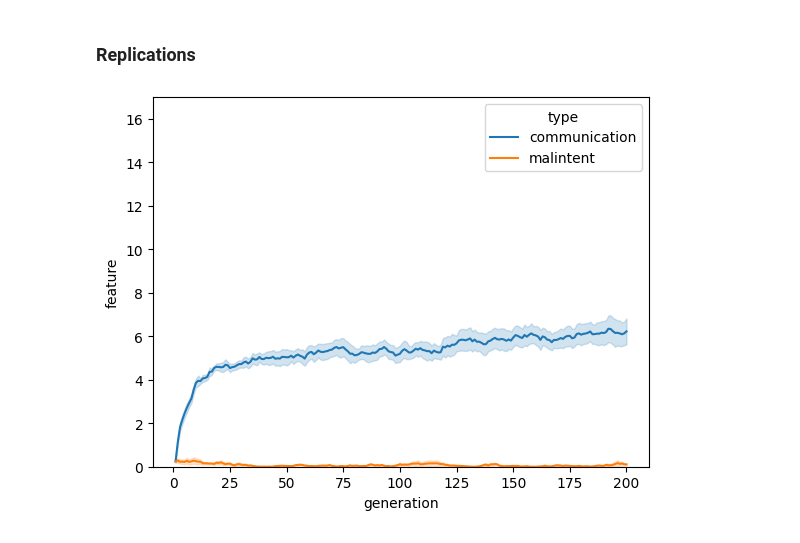
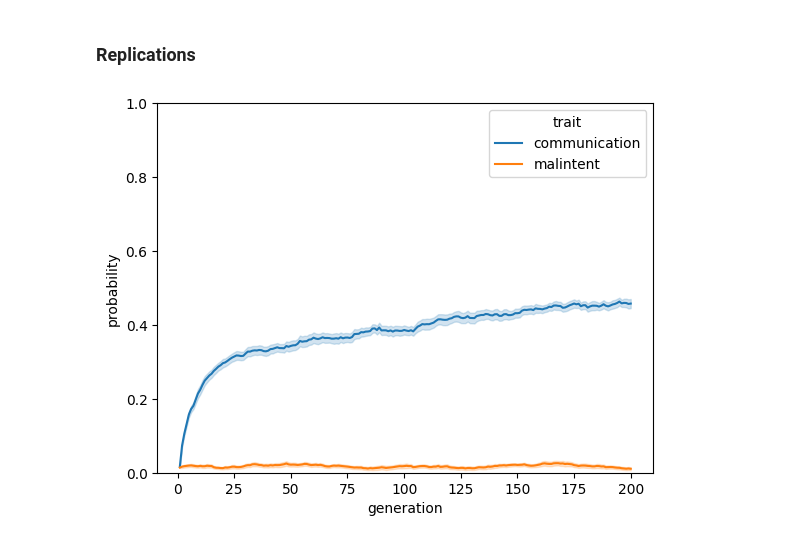
Before and after one commit to philipp-hellwig/evolution-cooperation, a Jupyter notebook: simulations/Bayesian Models.ipynb, the cells around one changed output. Saved outputs shown, nothing was run; the diff lists cells and outputs as text; code cells hidden in the pictures.

```diff
--- a/simulations/Bayesian Models.ipynb
+++ b/simulations/Bayesian Models.ipynb
@@ -54,7 +54,7 @@ def simulate_bayesian_agents(num_food_opportunities: int, num_generations:int, p
     # adjust class variables if given:
     Agent.set_class_variables(**class_variables)
     # set up df to collect data:
-    features = pd.DataFrame(columns=["generation", "feature", "type", "starvation"])
+    features = pd.DataFrame(columns=["generation", "probability", "trait", "starvation"])
     # initialize first generation
     current_gen = [BayesianAgent(mu) for _ in range(population_size)]
     # for saving data about bayesian updating
@@ -86,9 +86,8 @@ def simulate_bayesian_agents(num_food_opportunities: int, num_generations:int, p
         # record population level features/ statistics:
         communication, malintent, reputation = [], [], []
         for agent in current_gen:
-            communication.append(agent.communication)
-            malintent.append(agent.malintent)
-            reputation.append(agent.reputation)
+            communication.append(agent.prior_communication)
+            malintent.append(agent.prior_malintent)
         features.loc[len(features.index)] = [gen, np.mean(communication) if len(current_gen) > 0 else None, "communication", (population_size-len(current_gen))]
         features.loc[len(features.index)] = [gen, np.mean(malintent) if len(current_gen) > 0 else None, "malintent", (population_size-len(current_gen))]
         if gen in partitions:
@@ -112,9 +111,9 @@ plot_learned_distribution_matrix(gens)
 # %%
 # Simulation with reputation-based reproduction
 bayes_sims = []
-for _ in tqdm(range(5)):
+for _ in tqdm(range(20)):
     _, bayes_sim = simulate_bayesian_agents(num_food_opportunities=30, num_generations=200, population_size=30, food_decay = 1.65)
     bayes_sims.append(bayes_sim)
 plot_averaged_simulations(bayes_sims)
 # %% [output]
-[figure, old version]
+[figure, new version]
```
Also changed, not shown: 6 other files.
